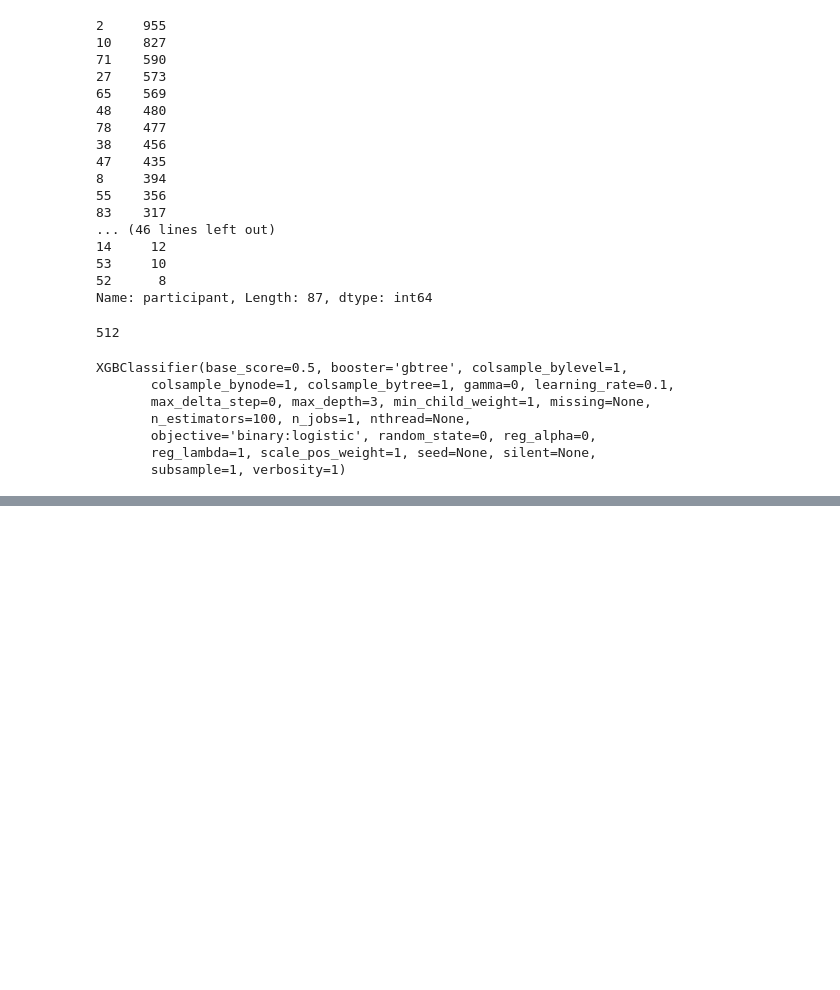
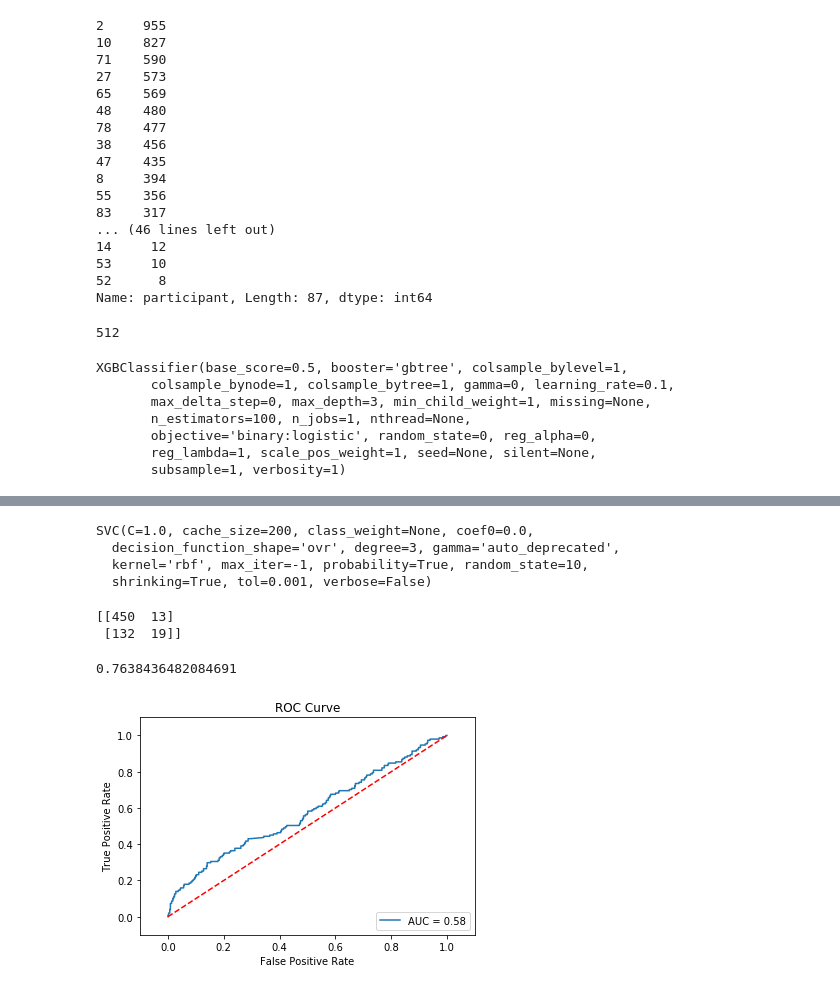
Before and after one commit to mahnooshs/PTSD-Data-Analysis-Research, a Jupyter notebook: Windowing and Features.ipynb, the cells around one changed output, grey strips where cells are left out. Saved outputs shown, nothing was run; the diff lists cells and outputs as text; code cells hidden in the pictures; blank space fills up the shorter version.

```diff
--- a/Windowing and Features.ipynb
+++ b/Windowing and Features.ipynb
@@ -223,0 +234,33 @@ frame
+# %%
+from sklearn.model_selection import train_test_split
+from sklearn.metrics import accuracy_score
+X_train, X_test, y_train, y_test = train_test_split(X,y, test_size=0.3, random_state=42)
+# %%
+#######SVM
+from sklearn.svm import SVC
+
+svc_model=SVC(probability=True, random_state=10)
+# %%
+svc_model.fit(X_train,y_train)
+# %% [output]
+SVC(C=1.0, cache_size=200, class_weight=None, coef0=0.0,
+  decision_function_shape='ovr', degree=3, gamma='auto_deprecated',
+  kernel='rbf', max_iter=-1, probability=True, random_state=10,
+  shrinking=True, tol=0.001, verbose=False)
+# %%
+predictions=svc_model.predict(X_test)
+
+print(metrics.confusion_matrix(y_test,predictions))
+# %% [output]
+[[450  13]
+ [132  19]]
+# %%
+Confusion = pd.DataFrame(metrics.confusion_matrix(y_test,predictions),
+                         index=['NO PTSD','PTSD'],
+                         columns=['NO PTSD','PTSD'])
+Confusion
+
+accuracy = accuracy_score(y_test, predictions)
+accuracy
+# %% [output]
+0.7638436482084691
@@ -223,0 +271,33 @@ frame
+# %%
+y_preds = svc_model.predict_proba(X_test)
+
+# take the second column because the classifier outputs scores for
+# the 0 class as well
+preds = y_preds[:,1]
+import matplotlib.pyplot as plt
+# %%
+# fpr means false-positive-rate
+# tpr means true-positive-rate
+fpr, tpr, _ = metrics.roc_curve(y_test, preds)
+
+auc_score = metrics.auc(fpr, tpr)
+
+# clear current figure
+plt.clf()
+
+plt.title('ROC Curve')
+plt.plot(fpr, tpr, label='AUC = {:.2f}'.format(auc_score))
+
+# it's helpful to add a diagonal to indicate where chance
+# scores lie (i.e. just flipping a coin)
+plt.plot([0,1],[0,1],'r--')
+
+plt.xlim([-0.1,1.1])
+plt.ylim([-0.1,1.1])
+plt.ylabel('True Positive Rate')
+plt.xlabel('False Positive Rate')
+
+plt.legend(loc='lower right')
+plt.show()
+# %% [output]
+[figure, added]
```
Also changed, not shown: parts of 33 cells of this notebook.
